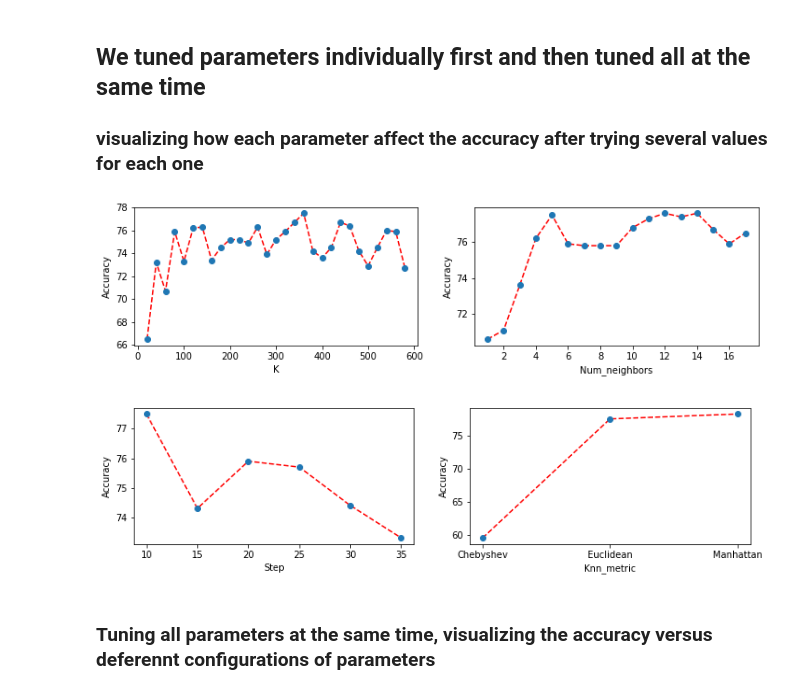
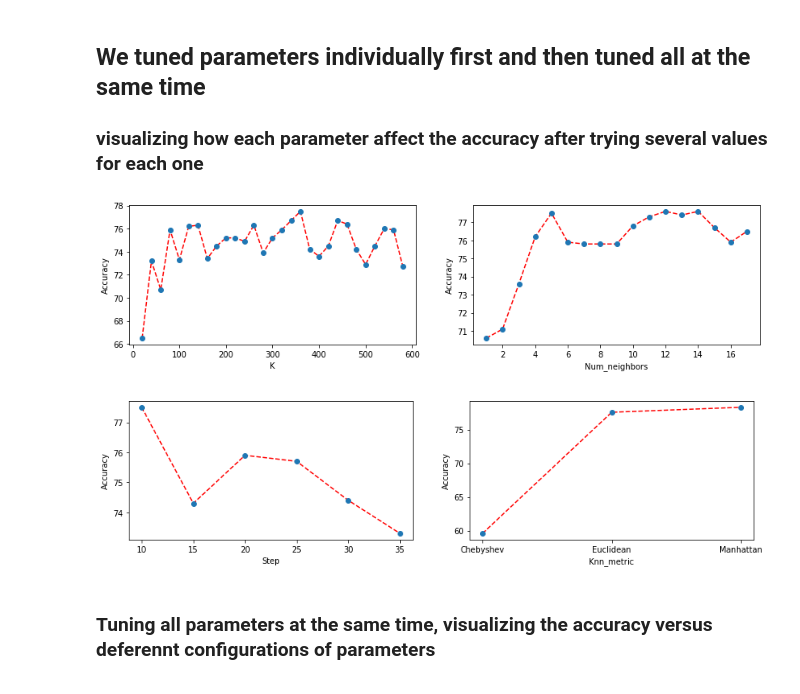
Before and after one commit to Sergigb/mlcv-project1, a Jupyter notebook: BagofVisualWords.ipynb, the cells around one changed output. Cells and saved outputs as stored; diff of their text form; code cells hidden in the pictures.

```diff
--- a/BagofVisualWords.ipynb
+++ b/BagofVisualWords.ipynb
@@ -125,36 +130,36 @@ import matplotlib.pyplot as plt
 
 
 k_range             = np.arange(20, 600, 20)
 num_neighbors_range = np.arange(1, 18, 1)
 step_range          = np.arange(10,40,5)
 knn_metric_range    = ['Chebyshev','Euclidean','Manhattan']
 
 k_acc               = [66.5,73.2,70.7,75.9,73.3,76.2,76.3,73.4,74.5,75.2,75.2,74.9,76.3,73.9,75.2,75.9,76.7,77.5,74.2,73.6,74.5,76.7,76.4,74.2,72.9,74.5,76.0, 75.9, 72.7]
 num_neighbors_acc   = [70.6,71.1,73.6,76.2,77.5,75.9,75.8,75.8,75.8,76.8,77.3,77.6,77.4,77.6,76.7,75.9, 76.5]
 step_acc            = [77.5, 74.3, 75.9, 75.7, 74.4, 73.3]
 knn_metric_acc      = [59.60,77.57, 78.31]
 
-plt.figure(figsize=(12, 6))
+plt.figure(figsize=(14, 7))
 plt.subplot(221)
 plt.plot(k_range, k_acc, 'r--');  plt.plot(k_range, k_acc, 'o');
 plt.xlabel('K');  plt.ylabel('Accuracy');
 
 plt.subplot(222)
 plt.plot(num_neighbors_range, num_neighbors_acc, 'r--');  plt.plot(num_neighbors_range, num_neighbors_acc, 'o');
 plt.xlabel('Num_neighbors');  plt.ylabel('Accuracy');
 
 
-plt.figure(figsize=(12, 6))
+plt.figure(figsize=(14, 7))
 plt.subplot(221)
 plt.plot(step_range, step_acc, 'r--');  plt.plot(step_range, step_acc, 'o');
 plt.xlabel('Step');  plt.ylabel('Accuracy');
 
 
 plt.subplot(222)
 plt.plot(knn_metric_range, knn_metric_acc, 'r--');  plt.plot(knn_metric_range, knn_metric_acc, 'o');
 plt.xlabel('Knn_metric');  plt.ylabel('Accuracy');
 # %% [output]
-[figure, old version]
+[figure, new version]
-[figure, old version]
+[figure, new version]
 # %% [markdown]
 ### Tuning all parameters at the same time, visualizing the accuracy versus deferennt configurations of parameters
```
Also changed, not shown: parts of 8 cells of this notebook.
